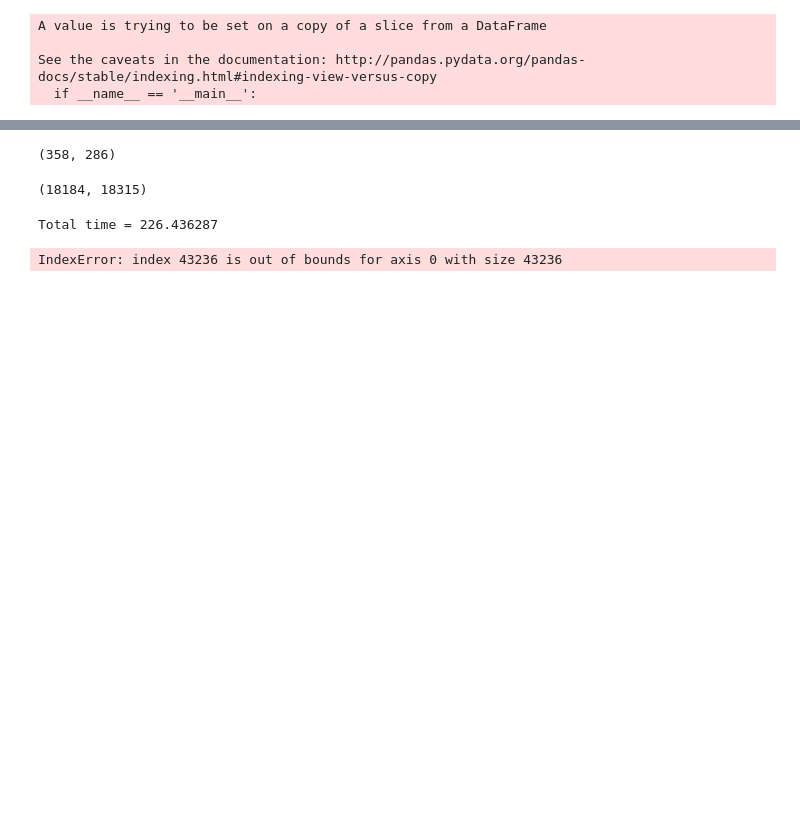
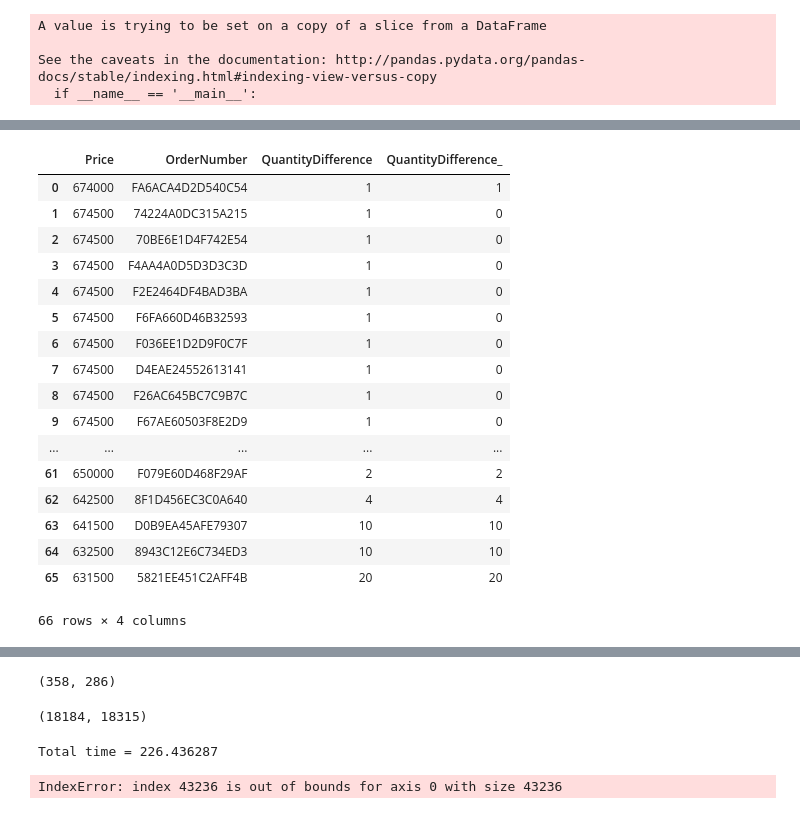
Before and after one commit to rorysroes/SGX-Full-OrderBook-Tick-Data-Trading-Strategy, a Jupyter notebook: before_open_market.ipynb, the cells around one changed output, grey strips where cells are left out. Cells and saved outputs as stored; diff of their text form; code cells hidden in the pictures; blank space fills up the shorter version.

```diff
--- a/before_open_market.ipynb
+++ b/before_open_market.ipynb
@@ -88,0 +139,21 @@ See the caveats in the documentation: http://pandas.pydata.org/pandas-docs/stabl
+# %%
+order_book_bid[72]
+# %% [output]
+|  | Price | OrderNumber | QuantityDifference | QuantityDifference_ |
+| 0 | 674000 | FA6ACA4D2D540C54 | 1 | 1 |
+| 1 | 674500 | 74224A0DC315A215 | 1 | 0 |
+| 2 | 674500 | 70BE6E1D4F742E54 | 1 | 0 |
+| 3 | 674500 | F4AA4A0D5D3D3C3D | 1 | 0 |
+| 4 | 674500 | F2E2464DF4BAD3BA | 1 | 0 |
+| 5 | 674500 | F6FA660D46B32593 | 1 | 0 |
+| 6 | 674500 | F036EE1D2D9F0C7F | 1 | 0 |
+| 7 | 674500 | D4EAE24552613141 | 1 | 0 |
+| 8 | 674500 | F26AC645BC7C9B7C | 1 | 0 |
+| 9 | 674500 | F67AE60503F8E2D9 | 1 | 0 |
+| ... | ... | ... | ... | ... |
+| 61 | 650000 | F079E60D468F29AF | 2 | 2 |
+| 62 | 642500 | 8F1D456EC3C0A640 | 4 | 4 |
+| 63 | 641500 | D0B9EA45AFE79307 | 10 | 10 |
+| 64 | 632500 | 8943C12E6C734ED3 | 10 | 10 |
+| 65 | 631500 | 5821EE451C2AFF4B | 20 | 20 |
+66 rows × 4 columns
```
Also changed, not shown: parts of 26 cells of this notebook.
